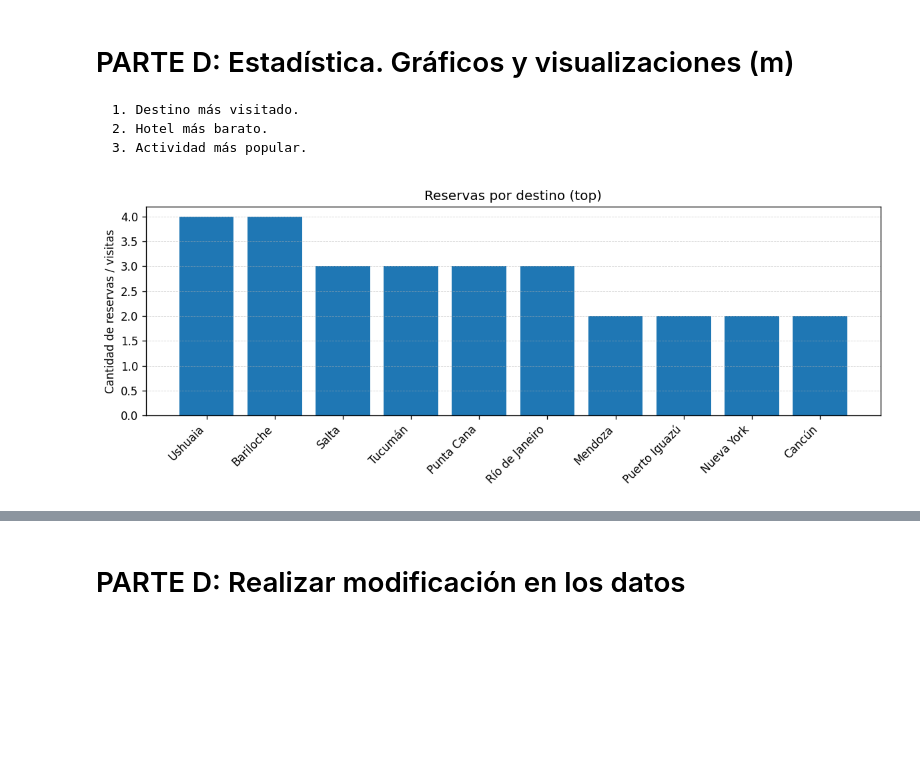
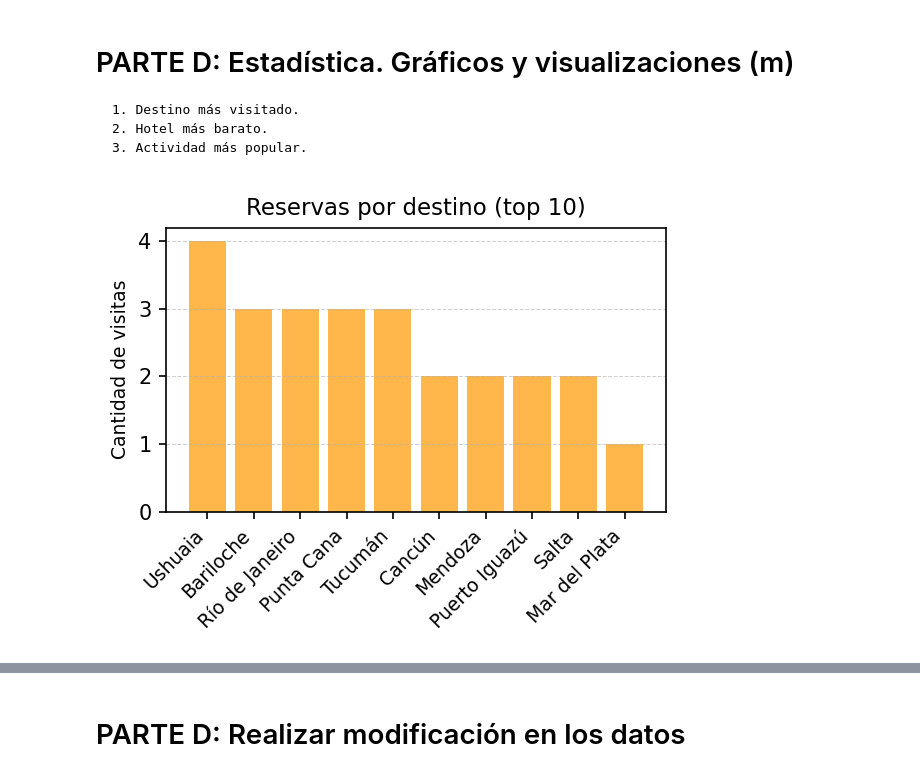
Before and after one commit to Delfina-Gonzalez/Recomendador-de-Viajes-Neo4j-Redis-MongoDB, a Jupyter notebook: notebooks/Trabajo_Integrador.ipynb, the cells around one changed output, grey strips where cells are left out. Saved outputs shown, nothing was run; the diff lists cells and outputs as text; code cells hidden in the pictures; blank space fills up the shorter version.

Commit message:
Finalizo primer versión

```diff
--- a/notebooks/Trabajo_Integrador.ipynb
+++ b/notebooks/Trabajo_Integrador.ipynb
@@ -881,57 +889,38 @@ display(df_l)
     3. Actividad más popular.
 # %%
 # ---------- 1) Destino más visitado ----------
-# Intentamos calcularlo desde la colección 'reservas' en MongoDB.
-# Si no existe, usamos Neo4j contando relaciones VISITO por destino.
+
+# Usamos Neo4j contando relaciones VISITO por destino.
+
 def calcular_destinos_mas_visitados(top_n=10):
-    # Primero, intentar por MongoDB (colección 'reservas')
-    destinos_agg = []
-    if "reservas" in db.list_collection_names():
-        pipeline = [
-            {"$group": {"_id": "$destino_id", "cantidad": {"$sum": 1}}},
-            {"$sort": {"cantidad": -1}}
-        ]
-        destinos_agg = list(db.reservas.aggregate(pipeline))
-        # Mapear destino_id a ciudad
-        if destinos_agg:
-            # recuperar destinos
-            id_map = {d["destino_id"]: d["ciudad"] for d in db.destinos.find({}, {"_id":0,"destino_id":1,"ciudad":1})}
-            for doc in destinos_agg:
-                doc["ciudad"] = id_map.get(doc["_id"], f"destino_{doc['_id']}")
-    # Si no hay datos en reservas, fallback a Neo4j (contar VISITO)
-    if not destinos_agg:
-        try:
-            q = """
-            MATCH (u:Usuario)-[:VISITO]->(d:Destino)
-            RETURN d.destino_id AS destino_id, d.ciudad AS ciudad, count(u) AS cantidad
-            ORDER BY cantidad DESC
-            """
-            with neo4j_driver.session() as s:
-                res = s.run(q)
-                destinos_agg = [{"_id": r["destino_id"], "cantidad": r["cantidad"], "ciudad": r["ciudad"]} for r in res]
-        except Exception:
-            destinos_agg = []
-    # DataFrame para graficar y devolver
-    if not destinos_agg:
-        return pd.DataFrame(columns=["destino_id","ciudad","cantidad"])
+    q = """
+        MATCH (u:Usuario)-[:VISITO]->(d:Destino)
+        RETURN d.destino_id AS destino_id, d.ciudad AS ciudad, count(u) AS cantidad
+        ORDER BY cantidad DESC
+        """
+    with neo4j_driver.session() as s:
+        res = s.run(q)
+        destinos_agg = [{"_id": r["destino_id"], "cantidad": r["cantidad"], "ciudad": r["ciudad"]} for r in res]
+
     df = pd.DataFrame([{"destino_id": d["_id"], "ciudad": d.get("ciudad", f"destino_{d['_id']}"), "cantidad": d["cantidad"]} for d in destinos_agg])
     df = df.sort_values("cantidad", ascending=False).head(top_n).reset_index(drop=True)
+
     return df
 
 df_destinos = calcular_destinos_mas_visitados(top_n=10)
 
 # ---------- 1.A Gráfico: barra (conteo por destino) ----------
 if not df_destinos.empty:
-    plt.figure(figsize=(10,4), dpi=120)
-    plt.bar(df_destinos["ciudad"], df_destinos["cantidad"])
-    plt.xticks(rotation=45, ha="right")
-    plt.ylabel("Cantidad de reservas / visitas")
-    plt.title("Reservas por destino (top)")
+    plt.figure(figsize=(4,3.2), dpi=150)
+    plt.bar(df_destinos["ciudad"], df_destinos["cantidad"],color='#FFB74C')
+    plt.xticks(rotation=45, ha="right", size = 9)
+    plt.ylabel("Cantidad de visitas", size = 9)
+    plt.title("Reservas por destino (top 10)", size = 11)
     plt.grid(axis="y", linestyle="--", linewidth=0.5, alpha=0.6)
     plt.tight_layout()
     plt.show()
 # %% [output]
-[figure, old version]
+[figure, new version]
 # %%
 
 # ---------- 2) Hotel más barato ----------
```
Also changed, not shown: parts of 17 cells of this notebook, 1 other file.
